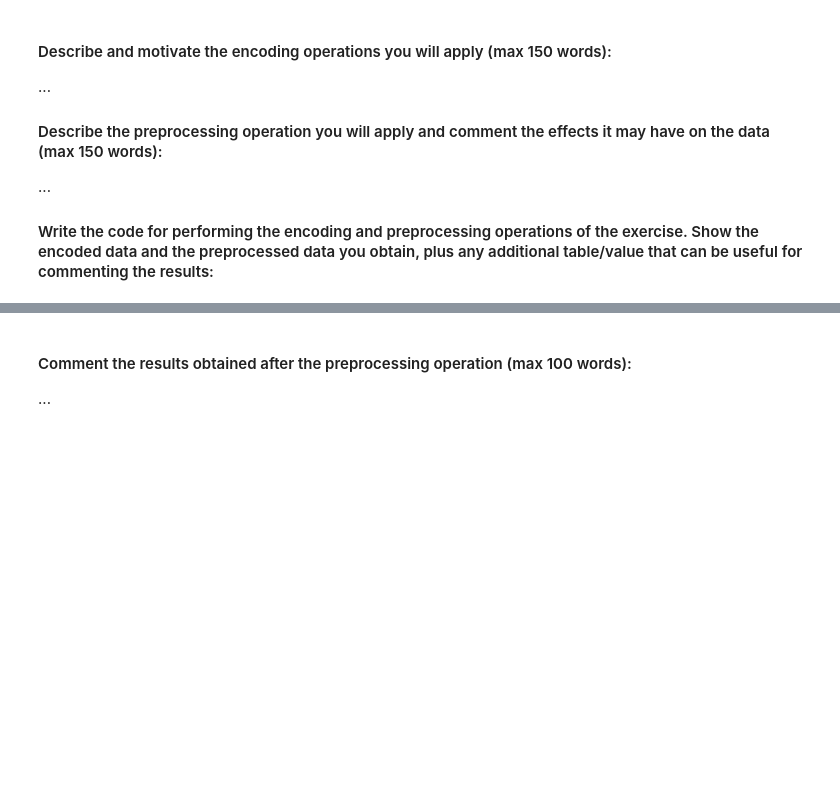
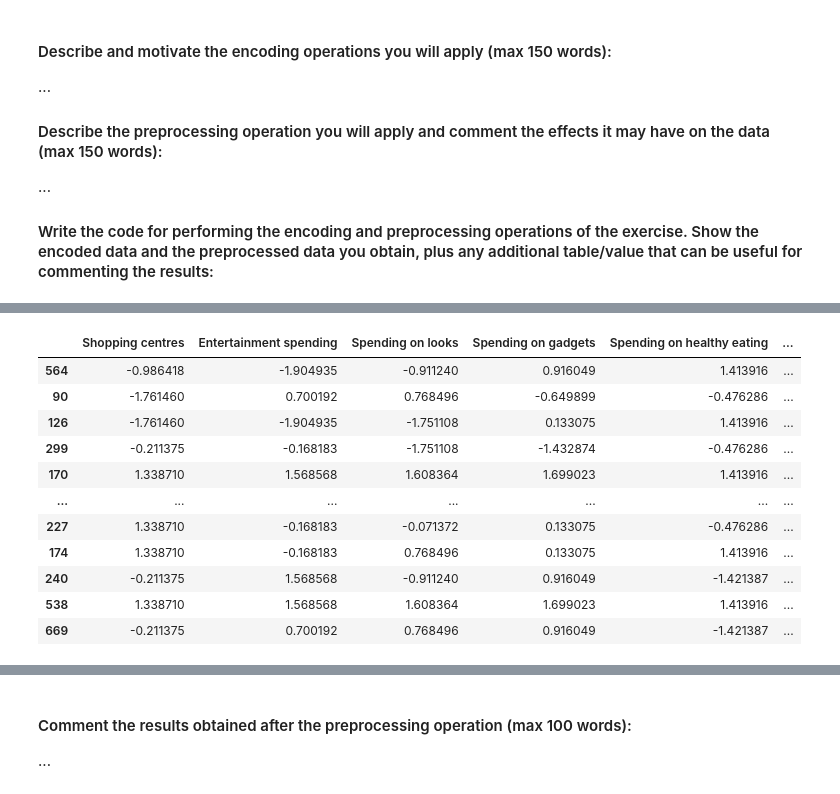
Before and after one commit to mertdenizer/PCA_project, a Jupyter notebook: HWpca_Surname1_Surname2.ipynb, the cells around one changed output, grey strips where cells are left out. Drawn from its saved outputs; the diff is of its cells as text; code cells hidden in the pictures; blank space fills up the shorter version.

```diff
--- a/HWpca_Surname1_Surname2.ipynb
+++ b/HWpca_Surname1_Surname2.ipynb
@@ -242,3 +245,81 @@ For doing this exercise, fill the cells below following the instructions you rea
 #### Write the code for performing the encoding and preprocessing operations of the exercise. Show the encoded data and the preprocessed data you obtain, plus any additional table/value that can be useful for commenting the results:
 # %%
 # [write the code here]
+filepath = "columns_hw.csv"
+categoricals = []
+with open(filepath, "r") as f:
+    for line in f:
+        temp = line.strip().split(",")
+        if(temp[-1]=="category"):
+            categoricals.append(temp[1])
+
+#we dont have all the categories since the datasets are chosen as a subset of the original
+current_categs = set(responses.columns)
+categoricals = [x for x in categoricals if x in current_categs]
+#now we have categorical datas from our assigned dataset
+print(categoricals)
+
+#we will see the correct answer options and map them accordingly
+for col in categoricals:
+    print(f"Column: {col}")
+    print(responses[col].unique())
+    print("-" * 20)
+
+internet_map = {
+    "no time at all": 0,
+    "less than an hour a day": 1,
+    "few hours a day": 2,
+    "most of the day": 3
+}
+gender_map = {
+    "female": 0,
+    "male": 1
+}
+hand_map = {
+    "left": 0,
+    "right": 1
+}
+education_map = {
+    "currently a primary school pupil": 0,
+    "primary school": 1,
+    "secondary school": 2,
+    "college/bachelor degree": 3,
+    "masters degree": 4,
+    "doctorate degree": 5
+}
+onlychild_map = {
+    "no": 0,
+    "yes": 1
+}
+home_town_type_map = {
+    "city": 0,
+    "village": 1
+}
+home_type_map = {
+    "house/bungalow": 0,
+    "block of flats": 1
+}
+mappings = {
+    "Internet usage": internet_map,
+    "Gender": gender_map,
+    "Hand": hand_map,
+    "Education": education_map,
+    "Only child": onlychild_map,
+    "Home Town Type": home_town_type_map,
+    "Home Type": home_type_map
+}
+
+responses_enc = responses.copy()
+for col, mapper in mappings.items():
+    if col in responses_enc.columns:
+        responses_enc[col] = responses_enc[col].map(mapper)
+display(responses_enc)
+#now we have our categorical data encoded correctly
+
+#to preprocess and normalize our data, we will use the assigned scaler to us, which is the StandardScaler
+scaler = StandardScaler()
+responses_stand_array = scaler.fit_transform(responses_enc)
+responses_stand = pd.DataFrame(responses_stand_array, columns=responses_enc.columns, index=responses_enc.index)
+#responses_stand variable is our responses standardized
+display(responses_stand)
+# %% [output]
@@ -244,0 +356,12 @@ For doing this exercise, fill the cells below following the instructions you rea
+|  | Shopping centres | Entertainment spending | Spending on looks | Spending on gadgets | Spending on healthy eating | ... |
+| 564 | -0.986418 | -1.904935 | -0.911240 | 0.916049 | 1.413916 | ... |
+| 90 | -1.761460 | 0.700192 | 0.768496 | -0.649899 | -0.476286 | ... |
+| 126 | -1.761460 | -1.904935 | -1.751108 | 0.133075 | 1.413916 | ... |
+| 299 | -0.211375 | -0.168183 | -1.751108 | -1.432874 | -0.476286 | ... |
+| 170 | 1.338710 | 1.568568 | 1.608364 | 1.699023 | 1.413916 | ... |
+| ... | ... | ... | ... | ... | ... | ... |
+| 227 | 1.338710 | -0.168183 | -0.071372 | 0.133075 | -0.476286 | ... |
+| 174 | 1.338710 | -0.168183 | 0.768496 | 0.133075 | 1.413916 | ... |
+| 240 | -0.211375 | 1.568568 | -0.911240 | 0.916049 | -1.421387 | ... |
+| 538 | 1.338710 | 1.568568 | 1.608364 | 1.699023 | 1.413916 | ... |
+| 669 | -0.211375 | 0.700192 | 0.768496 | 0.916049 | -1.421387 | ... |
```
Also changed, not shown: parts of 3 cells of this notebook.
